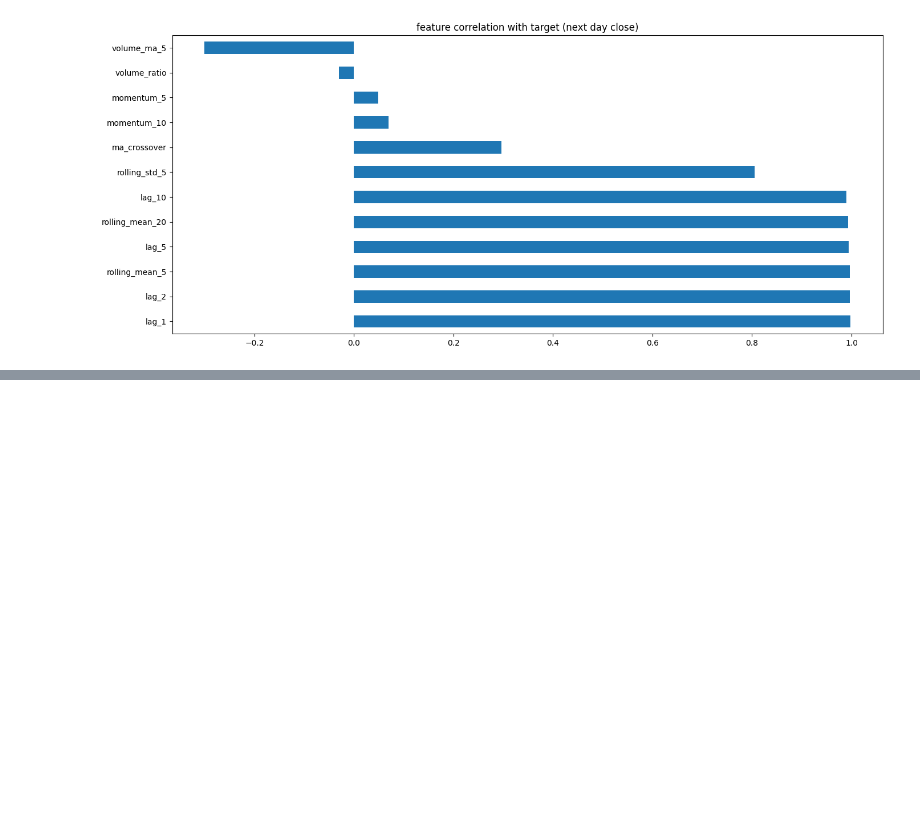
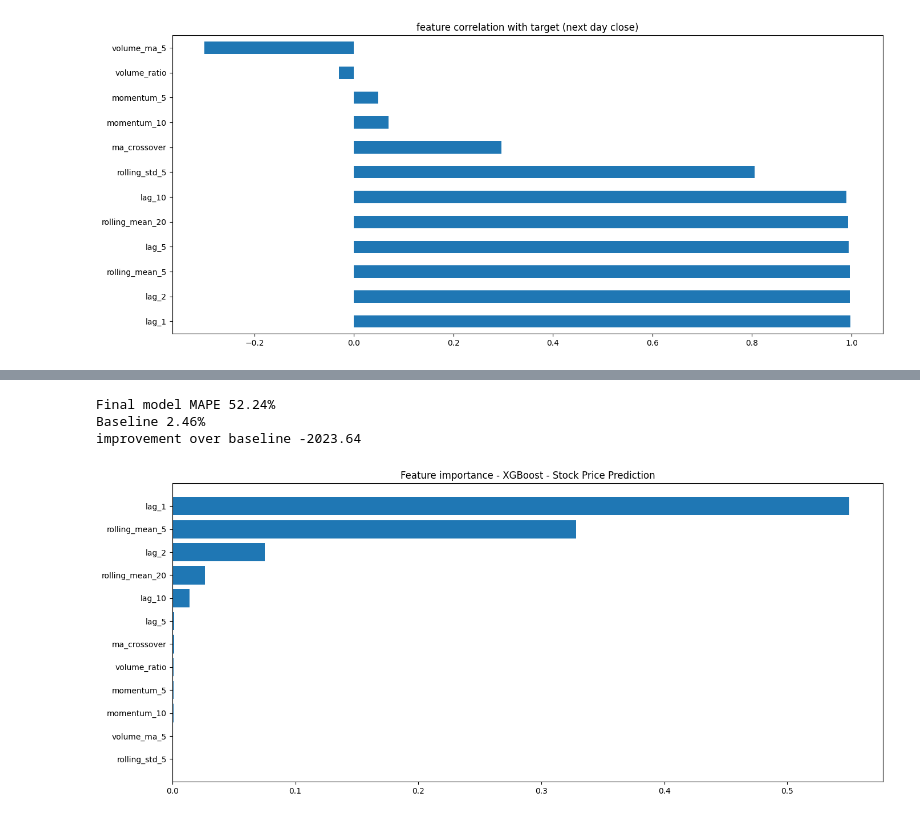
Before and after one commit to Dereger325/stock-prediction, a Jupyter notebook: stock_predictions.ipynb, the cells around one changed output, grey strips where cells are left out. Drawn from its saved outputs; the diff is of its cells as text; code cells hidden in the pictures; blank space fills up the shorter version.

```diff
--- a/stock_predictions.ipynb
+++ b/stock_predictions.ipynb
@@ -142,0 +213,45 @@ plt.show()
+# %%
+split_idx = int(len(X) * 0.8)
+
+X_train_final = X.iloc[:split_idx]
+Y_train_final = Y.iloc[:split_idx]
+X_test_final = X.iloc[split_idx:]
+Y_test_final = Y.iloc[split_idx:]
+
+final_model = XGBRegressor(
+    n_estimators = 500,
+    learning_rate = 0.1,
+    max_depth = 4,
+    random_state = 42,
+    early_stopping_rounds = 50
+)
+final_model.fit(
+    X_train_final,
+    Y_train_final,
+    eval_set = [(X_test_final,Y_test_final)],
+    verbose=False
+)
+final_preds = final_model.predict(X_test_final)
+final_MAPE = mean_absolute_percentage_error(Y_test_final,final_preds) * 100
+
+print(f'Final model MAPE {final_MAPE:.2f}%')
+print('Baseline 2.46%')
+print(f'improvement over baseline {((2.46 - final_MAPE) / (2.46)) * 100:.2f}')
+# %% [output]
+Final model MAPE 52.24%
+Baseline 2.46%
+improvement over baseline -2023.64
+# %%
+importance_df = pd.DataFrame({
+    'feature' : feature_cols,
+    'importance' : final_model.feature_importances_
+}).sort_values('importance',ascending = False)
+
+plt.figure(figsize = (14,6))
+plt.barh(importance_df['feature'],importance_df['importance'])
+plt.gca().invert_yaxis()
+plt.title('Feature importance - XGBoost - Stock Price Prediction')
+plt.tight_layout()
+plt.show()
+# %% [output]
+[figure, added]
```
Also changed, not shown: parts of 7 cells of this notebook.
